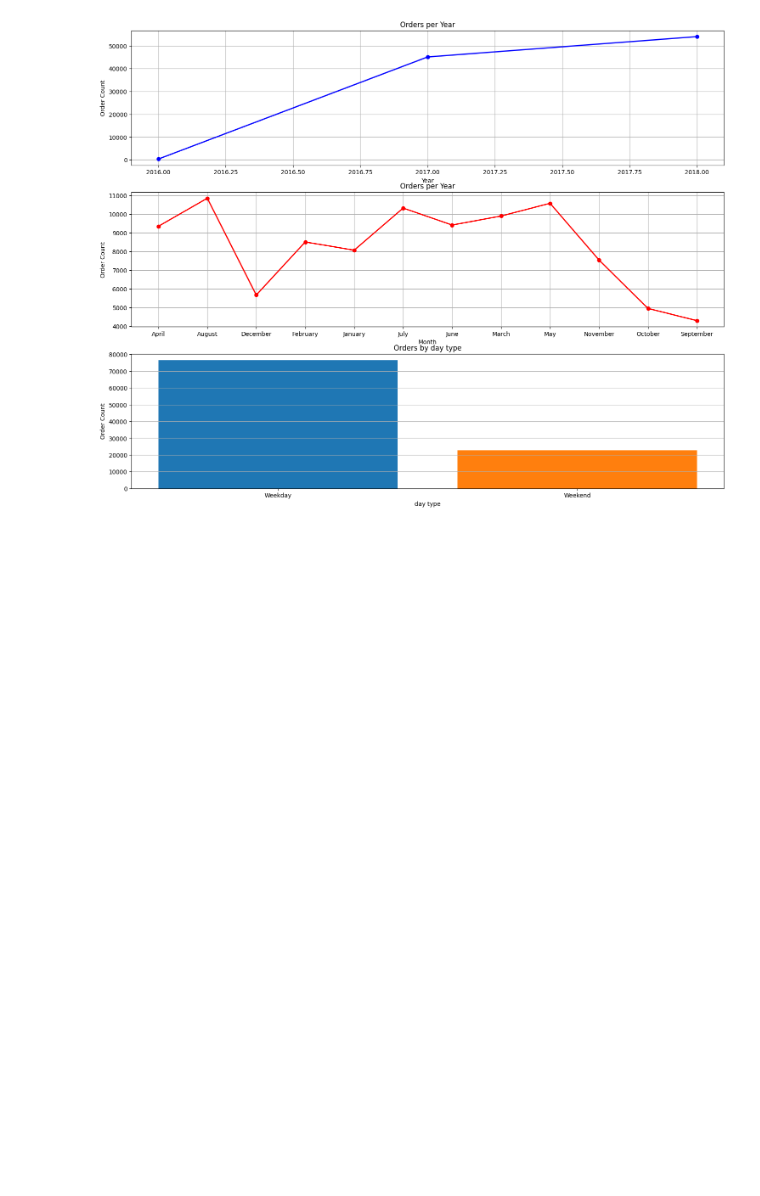
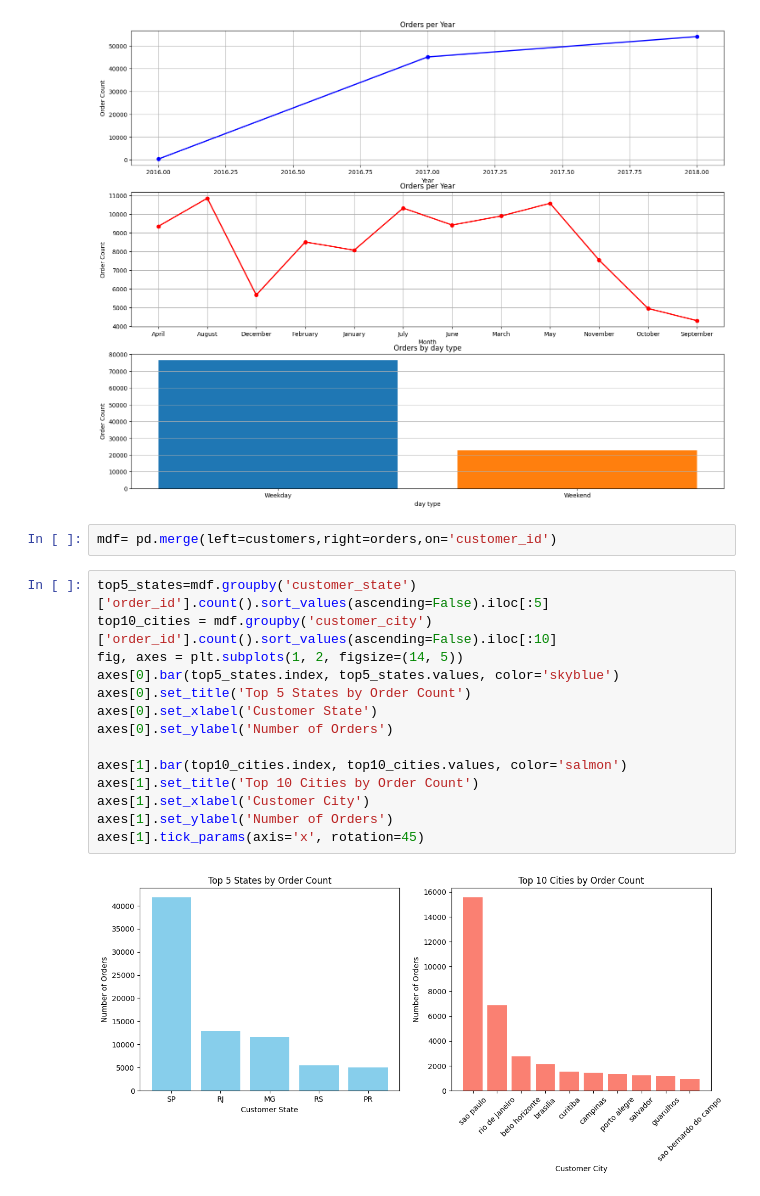
Before and after one commit to taruny088/olist_DA, a Jupyter notebook: Data_analysis/eda.ipynb, the cells around one changed output. Saved outputs shown, nothing was run; the diff lists cells and outputs as text; blank space fills up the shorter version.

```diff
--- a/Data_analysis/eda.ipynb
+++ b/Data_analysis/eda.ipynb
@@ -71,3 +71,21 @@ axes[2].set_ylabel('Order Count')
 axes[2].grid(axis='y')
 # %% [output]
 [figure]
+# %%
+mdf= pd.merge(left=customers,right=orders,on='customer_id')
+# %%
+top5_states=mdf.groupby('customer_state')['order_id'].count().sort_values(ascending=False).iloc[:5]
+top10_cities = mdf.groupby('customer_city')['order_id'].count().sort_values(ascending=False).iloc[:10]
+fig, axes = plt.subplots(1, 2, figsize=(14, 5))
+axes[0].bar(top5_states.index, top5_states.values, color='skyblue')
+axes[0].set_title('Top 5 States by Order Count')
+axes[0].set_xlabel('Customer State')
+axes[0].set_ylabel('Number of Orders')
+
+axes[1].bar(top10_cities.index, top10_cities.values, color='salmon')
+axes[1].set_title('Top 10 Cities by Order Count')
+axes[1].set_xlabel('Customer City')
+axes[1].set_ylabel('Number of Orders')
+axes[1].tick_params(axis='x', rotation=45)
+# %% [output]
+[figure, added]
```
Also changed, not shown: parts of 2 cells of this notebook.
